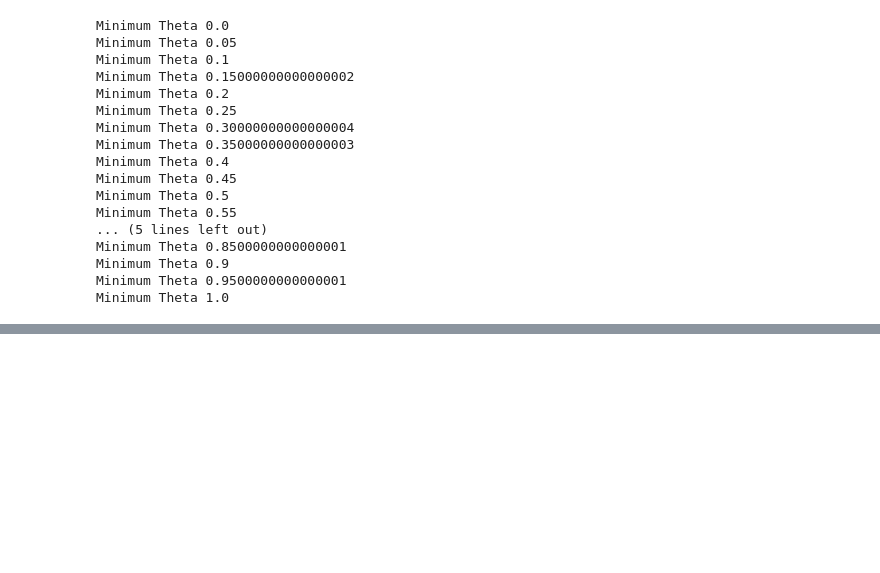
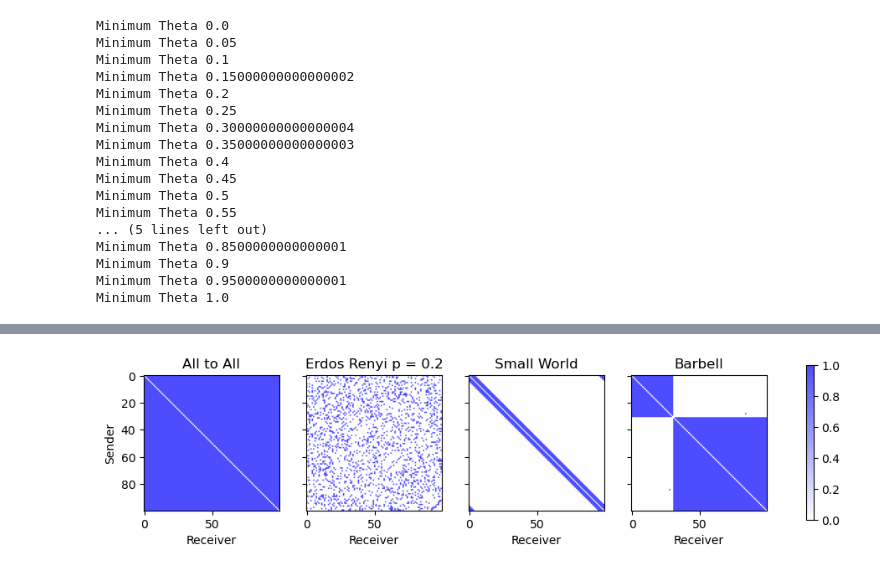
Before and after one commit to fcseidl/social-net-consensus, a Jupyter notebook: LCMValidation.ipynb, the cells around one changed output, grey strips where cells are left out. Saved outputs shown, nothing was run; the diff lists cells and outputs as text; code cells hidden in the pictures; blank space fills up the shorter version.

```diff
--- a/LCMValidation.ipynb
+++ b/LCMValidation.ipynb
@@ -405,5 +452,0 @@ array([0.69580183, 0.30419817])
-# %%
-cnt = 0
-for i in range(len(Xt)):
-    if preds[i] != yt[i]:
-        cnt += 1
@@ -459,0 +550,83 @@ a += b
+# %%
+n = 100
+dt = 0.001
+T = 1
+
+# default, connected
+A = np.ones((n,n))
+A = np.triu(A, 1)
+A = A + A.T
+
+# Erdos Renyi
+p = .2
+B = np.random.rand(n,n) # random matrix
+B = np.where(B < p, 1, 0) # adjacency matrix
+B = np.triu(B, 1) # triangular matrix
+B = B + B.T # symmetric matrix
+
+# Small World
+C = np.zeros((n,n))
+for i in range(n):
+    for j in range(n):
+        if i == j:
+            C[i,j] = 0
+            continue
+        if np.abs(i-j) < 5:
+            C[i,j] = 1
+        elif np.abs(i-j) > n-5:
+            C[i,j] = 1
+        else:
+            C[i,j] = 0
+
+# plot
+
+#Simulating for the Barbell Population Model with a Stopping Criterion
+pop = np.random.randint(25,75) #minimum and maximum population sizes
+D = np.zeros((n,n))
+for i in range(n):
+    for j in range(n):
+        if i == j:
+            D[i,j] = 0
+        elif (i <= pop and j <= pop) or (i > pop and j > pop):
+            D[i,j] = 1
+        else:
+            D[i,j] = 0
+sender = np.random.randint(0,pop+1)
+receiver = np.random.randint(pop+1,n-1)
+D[sender,receiver] = 1
+D[receiver,sender] = 1
+
+#lst = [[A,'All to All'],[B,'Erdos Renyi p = 0.2'],[C,'Small World'],[D,'Barbell']]
+import cmasher as cmr
+
+percolor = cmr.get_sub_cmap('bwr_r', 0.5, 1)
+
+fig, axes = plt.subplots(nrows=1, ncols=4,sharex=True, sharey=True,figsize=(12,6))
+[a1,a2,a3,a4] = axes.flat
+
+a1.imshow(A,cmap=percolor, alpha = 0.7,vmin = 0,vmax = 1)
+a1.set_xlabel('Receiver')
+a1.set_ylabel('Sender')
+a1.set_title('All to All')
+
+a2.imshow(B,cmap=percolor, alpha = 0.7,vmin = 0,vmax = 1)#, vmin=255, vmax=0)
+a2.set_xlabel('Receiver')
+#a2.set_ylabel('Sender')
+a2.set_title('Erdos Renyi p = 0.2')
+
+a3.imshow(C,cmap=percolor, alpha = 0.7,vmin = 0,vmax = 1)#, vmin=255, vmax=0)
+a3.set_xlabel('Receiver')
+#a3.set_ylabel('Sender')
+a3.set_title('Small World')
+
+im = a4.imshow(D,cmap=percolor, alpha = 0.7,vmin = 0,vmax = 1)#, vmin=255, vmax=0)
+a4.set_xlabel('Receiver')
+#a4.set_ylabel('Sender')
+a4.set_title('Barbell')
+fig.colorbar(im, ax=axes.ravel().tolist(),shrink = 0.4)
+
+#fig.supxlabel('Receiver')
+#fig.supylabel('Sender')
+plt.show()
+# %% [output]
+[figure, added]
```
Also changed, not shown: parts of 25 cells of this notebook.
